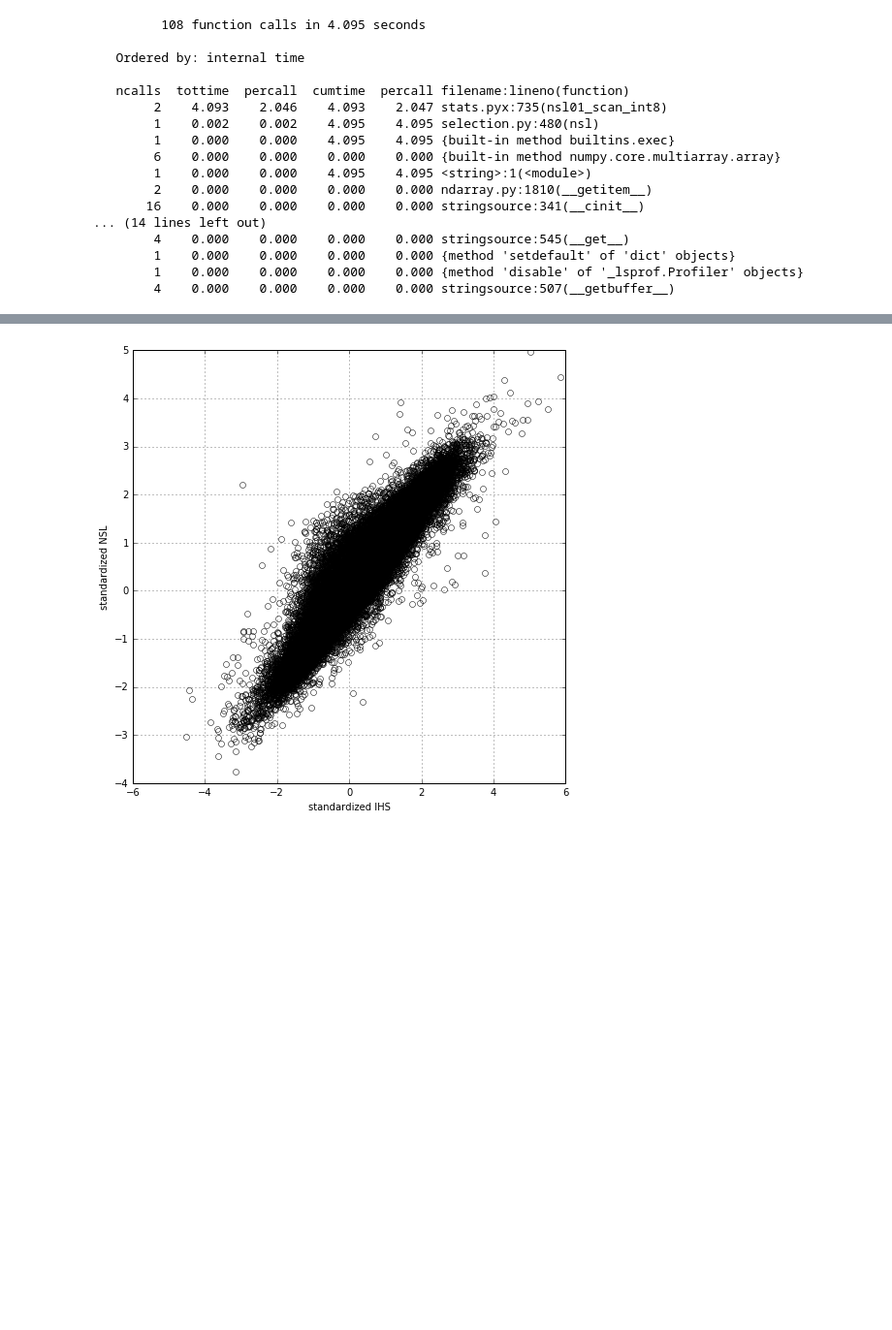
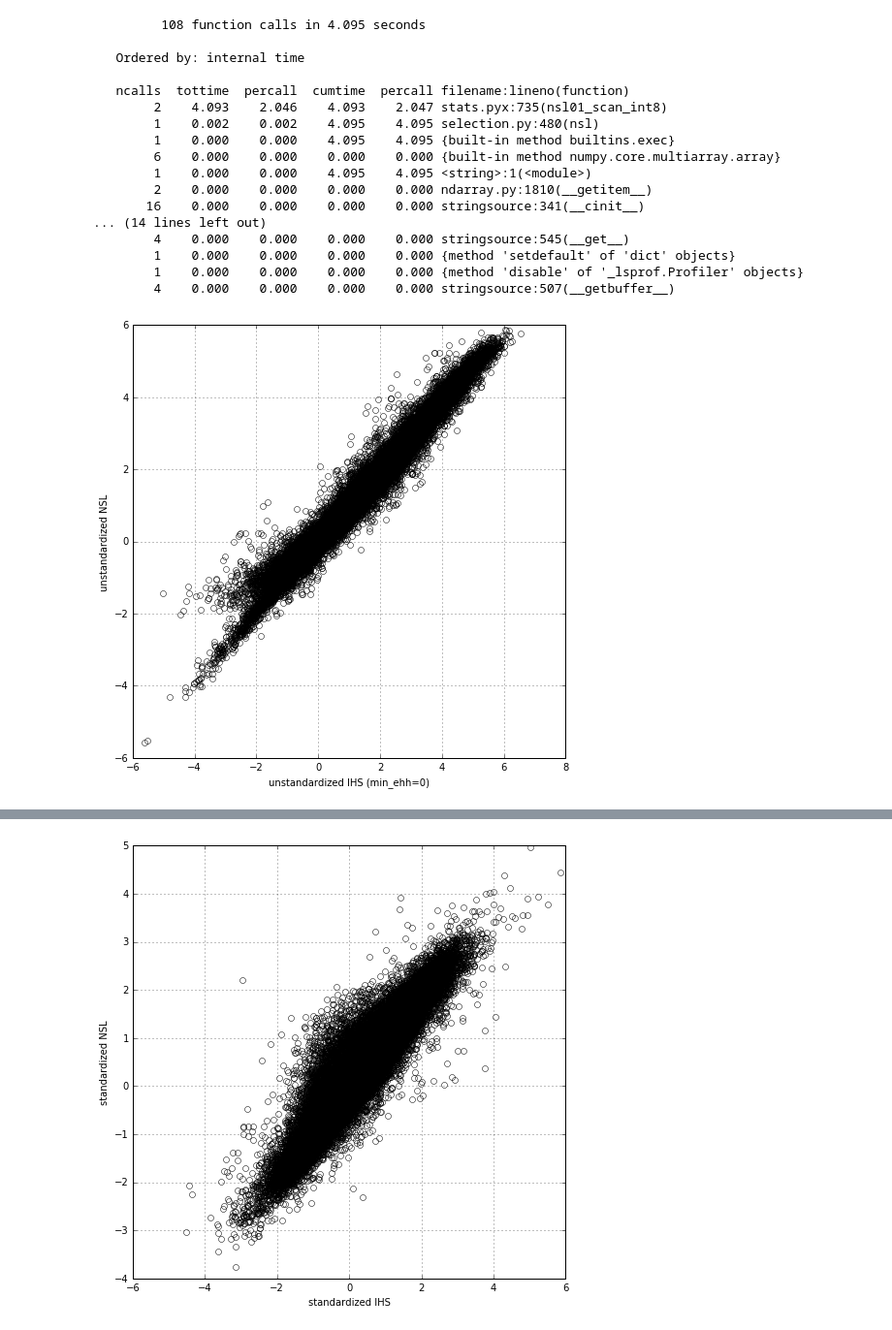
Before and after one commit to cggh/scikit-allel, a Jupyter notebook: notebooks/profiling/nsl.ipynb, the cells around one changed output, grey strips where cells are left out. Shown at 97% size. Saved outputs shown, nothing was run; the diff lists cells and outputs as text; code cells hidden in the pictures; blank space fills up the shorter version.

```diff
--- a/notebooks/profiling/nsl.ipynb
+++ b/notebooks/profiling/nsl.ipynb
@@ -183,6 +183,16 @@ cProfile.run('allel.stats.nsl(h_seg[:50000], use_threads=False)', sort='time')
         1    0.000    0.000    0.000    0.000 {method 'setdefault' of 'dict' objects}
         1    0.000    0.000    0.000    0.000 {method 'disable' of '_lsprof.Profiler' objects}
         4    0.000    0.000    0.000    0.000 stringsource:507(__getbuffer__)
+# %%
+ihs_min0 = allel.stats.ihs(h_seg, pos_seg, min_ehh=0.0, include_edges=True)
+# %%
+plt.figure(figsize=(8, 8))
+plt.plot(ihs_min0, nsl, marker='o', linestyle=' ', mfc='none')
+plt.xlabel('unstandardized IHS (min_ehh=0)')
+plt.ylabel('unstandardized NSL')
+plt.grid(axis='both');
+# %% [output]
+[figure, added]
 # %%
 ihs = allel.stats.ihs(h_seg, pos_seg, min_ehh=0.05, include_edges=True)
 # %%
```
Also changed, not shown: parts of 3 cells of this notebook, 7 other files.
